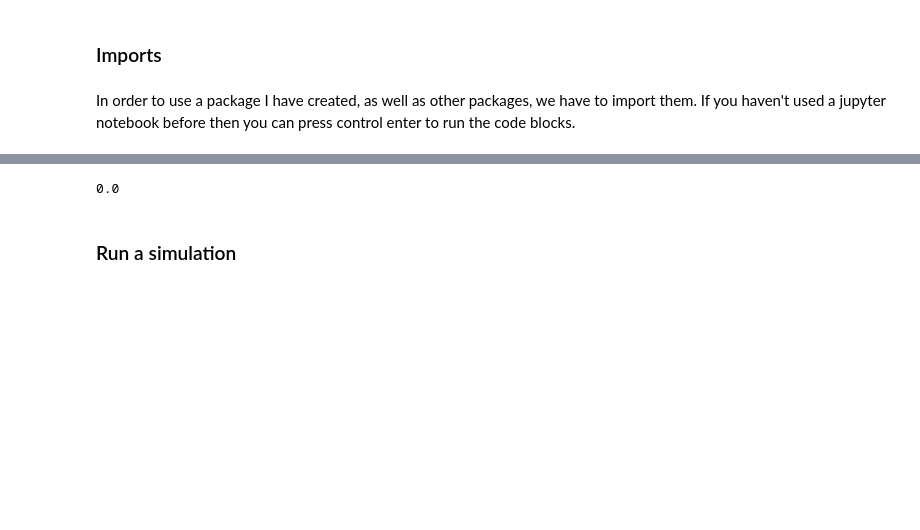
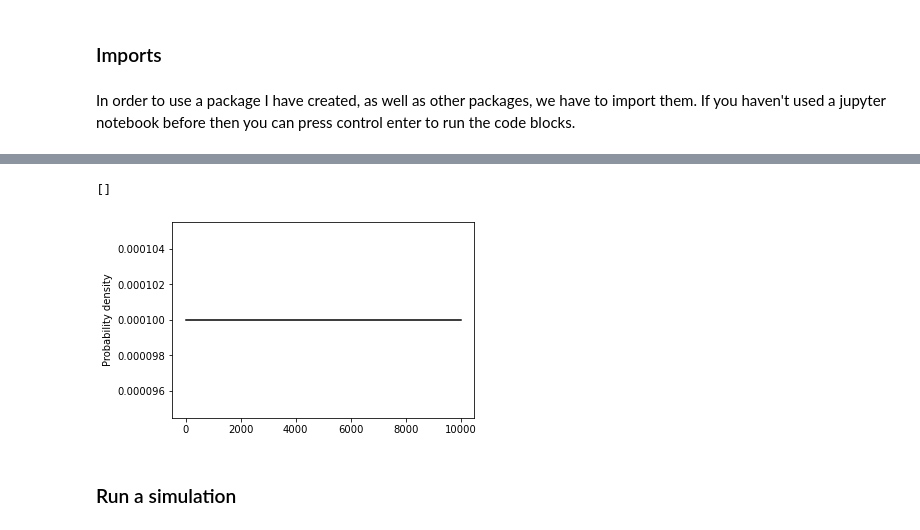
Before and after one commit to danielward27/wildcats, a Jupyter notebook: scripts/tutorial.ipynb, the cells around one changed output, grey strips where cells are left out. Cells and saved outputs as stored; diff of their text form; code cells hidden in the pictures; blank space fills up the shorter version.

```diff
--- a/scripts/tutorial.ipynb
+++ b/scripts/tutorial.ipynb
@@ -31,8 +42,9 @@ ScaledDist(scipy.stats.lognorm(s=0.5, loc=0, scale=1),
 # %%
-ScaledDist(scipy.stats.lognorm(s=0.5, loc=0, scale=1),
-           scipy.stats.lognorm(s=0.5, loc=10, scale=100)).target.pdf(10)
+ScaledDist(scipy.stats.uniform(loc=0, scale=1),
+            scipy.stats.uniform(loc=0, scale=10000)).plot()
 # %% [output]
-0.0
+[]
+[figure, added]
 # %% [markdown]
 ### Run a simulation
 # %% [markdown]
```
Also changed, not shown: parts of 3 cells of this notebook, 1 other file.
